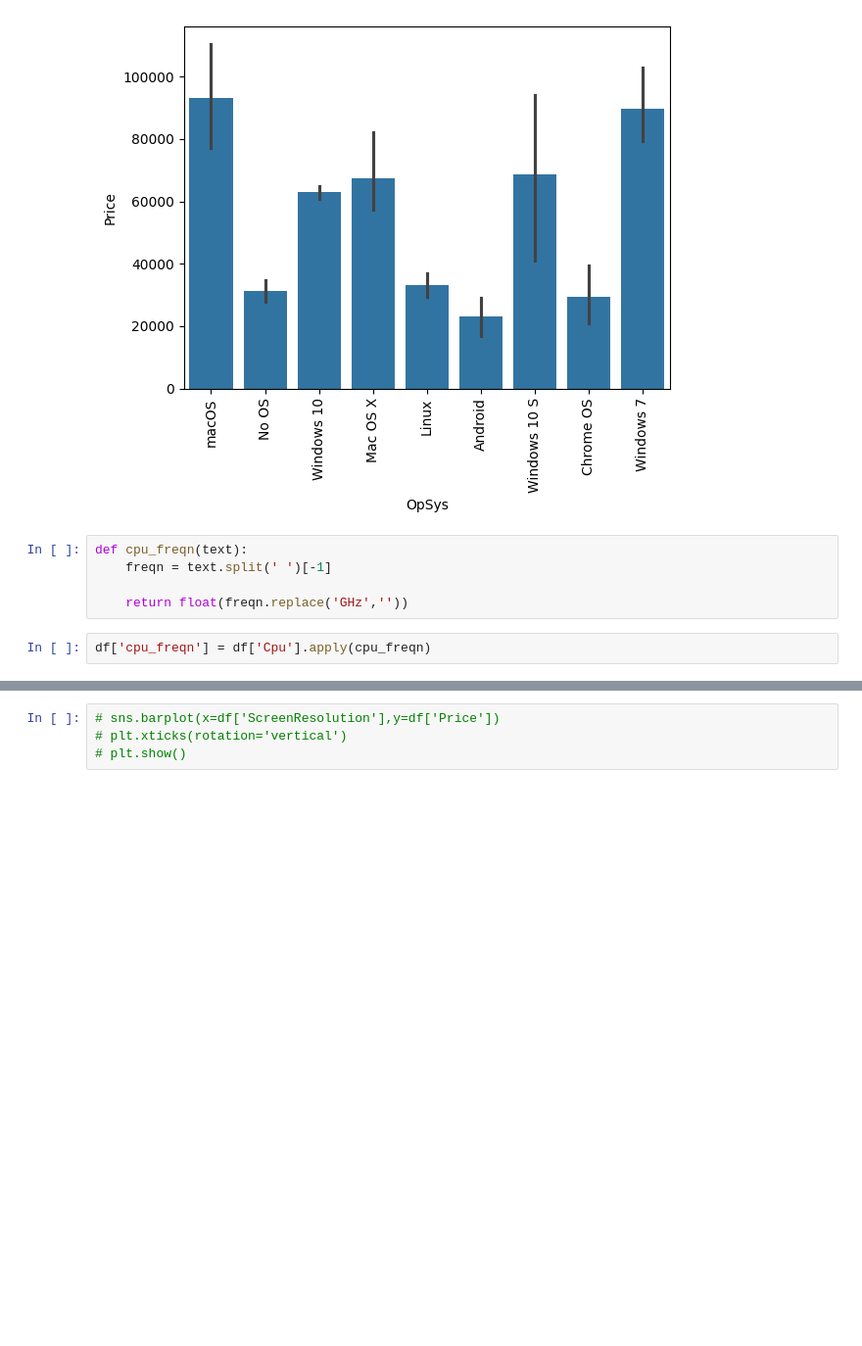
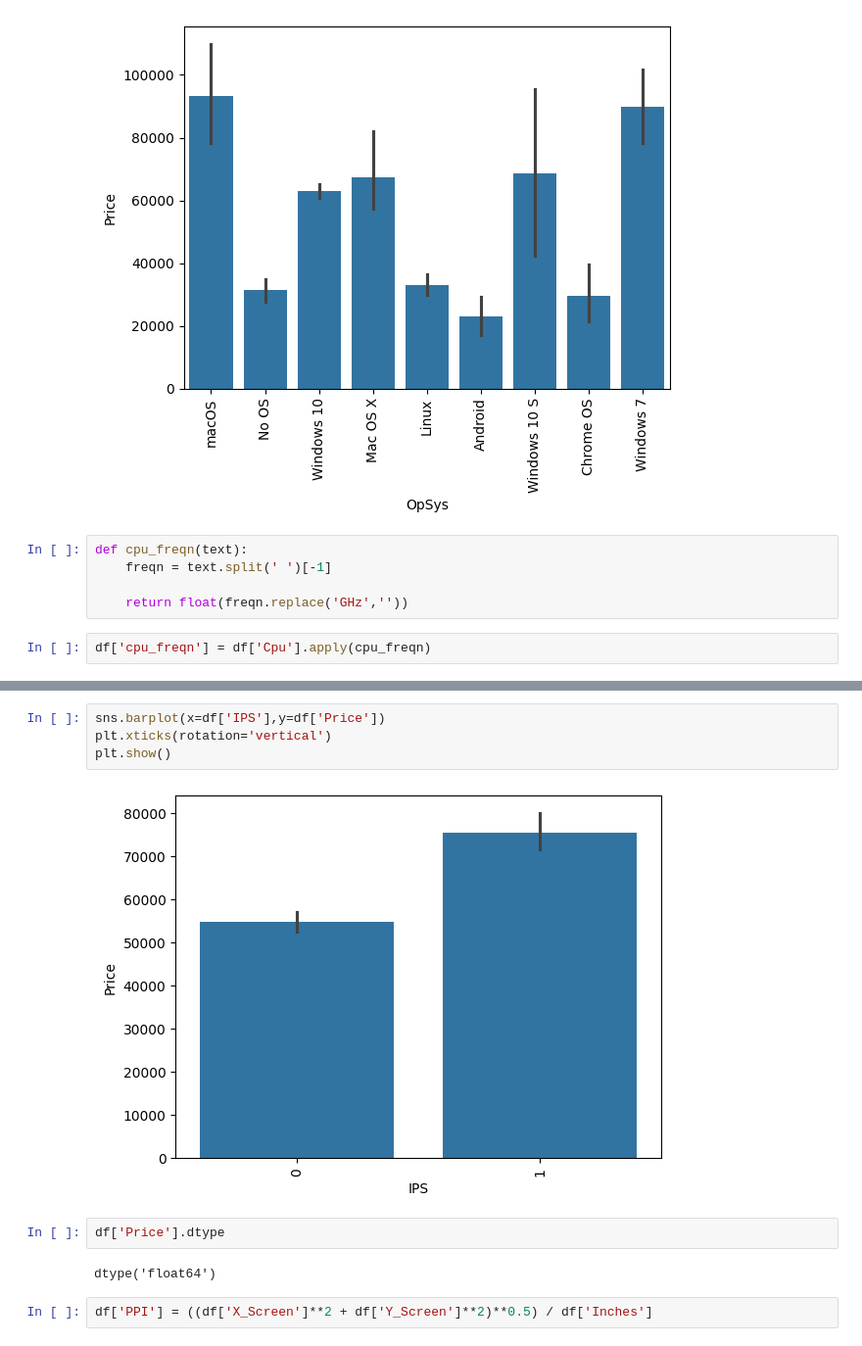
Before and after one commit to RoshannCodes/LAPTOP-PRICE-PREDICTION, a Jupyter notebook: laptop_price_predictor.ipynb, the cells around one changed output, grey strips where cells are left out. Shown at 98% size. Saved outputs shown, nothing was run; the diff lists cells and outputs as text; blank space fills up the shorter version.

```diff
--- a/laptop_price_predictor.ipynb
+++ b/laptop_price_predictor.ipynb
@@ -202,4 +219,12 @@ array(['IPS Panel Retina Display ', '', 'Full HD ', 'IPS Panel Full HD ',
 # %%
-# sns.barplot(x=df['ScreenResolution'],y=df['Price'])
-# plt.xticks(rotation='vertical')
-# plt.show()
+sns.barplot(x=df['IPS'],y=df['Price'])
+plt.xticks(rotation='vertical')
+plt.show()
+# %% [output]
+[figure, added]
+# %%
+df['Price'].dtype
+# %% [output]
+dtype('float64')
+# %%
+df['PPI'] = ((df['X_Screen']**2 + df['Y_Screen']**2)**0.5) / df['Inches']
```
Also changed, not shown: parts of 62 cells of this notebook.
